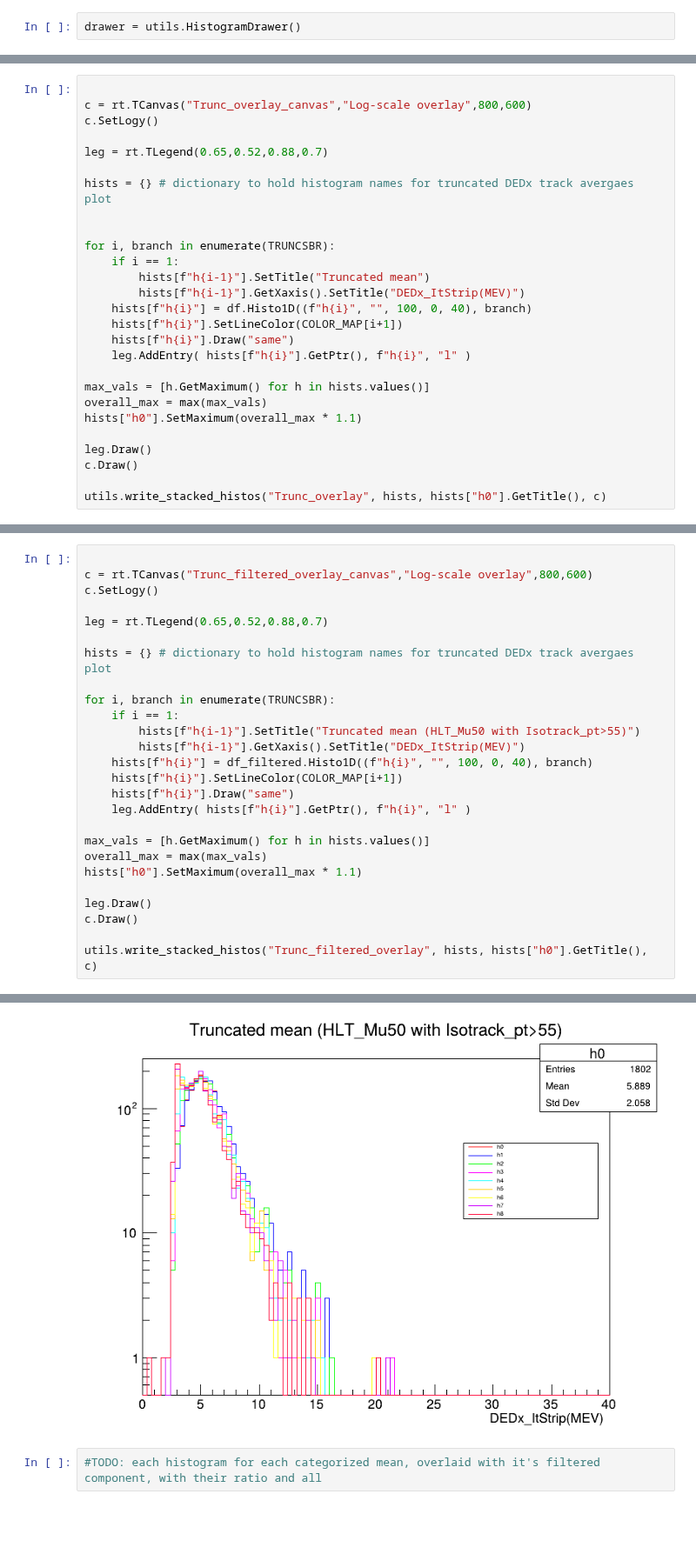
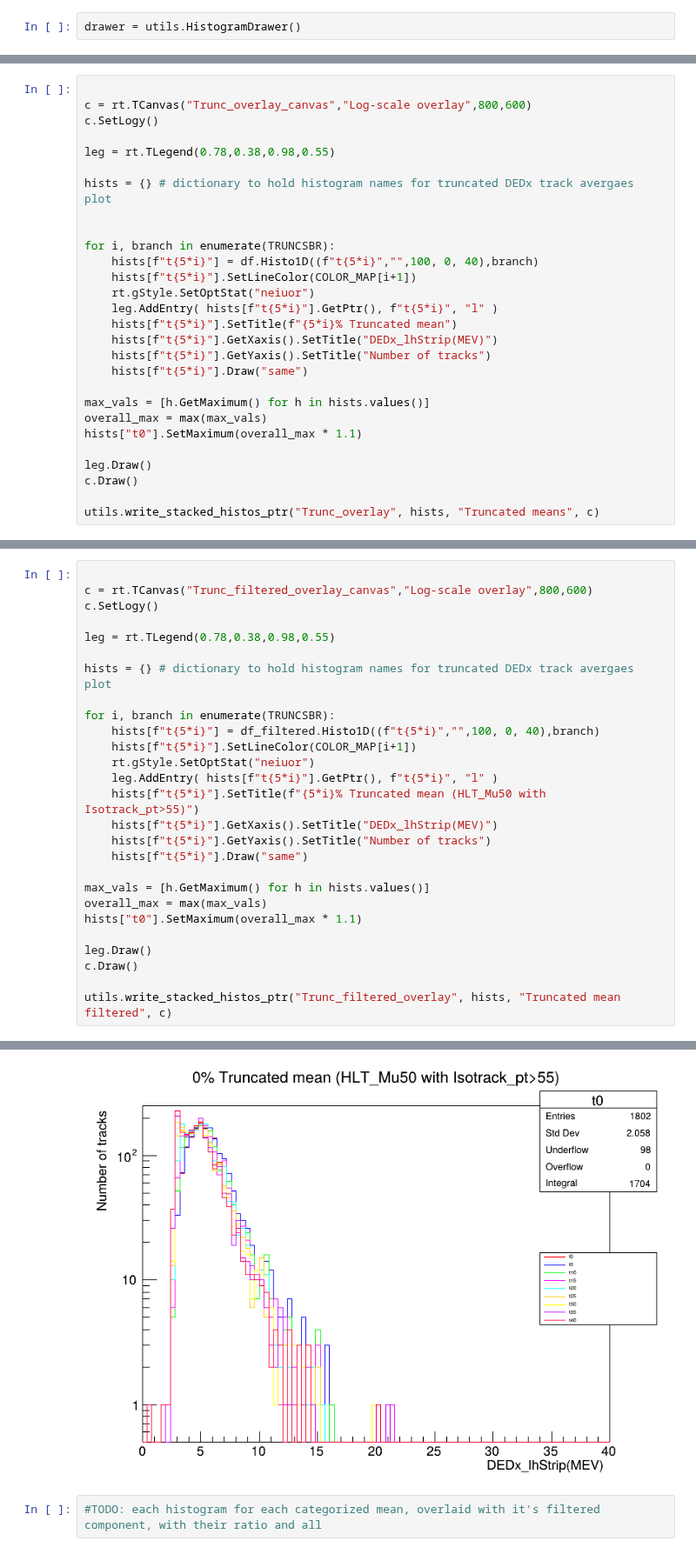
Before and after one commit to both-sides/optimizing_DEDx_estimator, a Jupyter notebook: notebooks/trunc_and_h2_analysis.ipynb, the cells around one changed output, grey strips where cells are left out. Shown at 87% size. Drawn from its saved outputs; the diff is of its cells as text; blank space fills up the shorter version.

```diff
--- a/notebooks/trunc_and_h2_analysis.ipynb
+++ b/notebooks/trunc_and_h2_analysis.ipynb
@@ -180,27 +162,28 @@ TypeError: void THStack::Add(TH1* h, Option_t* option = "") =>
 c = rt.TCanvas("Trunc_overlay_canvas","Log-scale overlay",800,600)
 c.SetLogy()
 
-leg = rt.TLegend(0.65,0.52,0.88,0.7)
+leg = rt.TLegend(0.78,0.38,0.98,0.55)
 
 hists = {} # dictionary to hold histogram names for truncated DEDx track avergaes plot
 
 
 for i, branch in enumerate(TRUNCSBR):
-    if i == 1:
-        hists[f"h{i-1}"].SetTitle("Truncated mean")
-        hists[f"h{i-1}"].GetXaxis().SetTitle("DEDx_ItStrip(MEV)")
-    hists[f"h{i}"] = df.Histo1D((f"h{i}", "", 100, 0, 40), branch)
-    hists[f"h{i}"].SetLineColor(COLOR_MAP[i+1])
-    hists[f"h{i}"].Draw("same")
-    leg.AddEntry( hists[f"h{i}"].GetPtr(), f"h{i}", "l" )
+    hists[f"t{5*i}"] = df.Histo1D((f"t{5*i}","",100, 0, 40),branch)
+    hists[f"t{5*i}"].SetLineColor(COLOR_MAP[i+1])
+    rt.gStyle.SetOptStat("neiuor")
+    leg.AddEntry( hists[f"t{5*i}"].GetPtr(), f"t{5*i}", "l" )
+    hists[f"t{5*i}"].SetTitle(f"{5*i}% Truncated mean")
+    hists[f"t{5*i}"].GetXaxis().SetTitle("DEDx_lhStrip(MEV)")
+    hists[f"t{5*i}"].GetYaxis().SetTitle("Number of tracks")
+    hists[f"t{5*i}"].Draw("same")
 
 max_vals = [h.GetMaximum() for h in hists.values()]
 overall_max = max(max_vals)
-hists["h0"].SetMaximum(overall_max * 1.1)
+hists["t0"].SetMaximum(overall_max * 1.1)
 
 leg.Draw()
 c.Draw()
 
-utils.write_stacked_histos("Trunc_overlay", hists, hists["h0"].GetTitle(), c)
+utils.write_stacked_histos_ptr("Trunc_overlay", hists, "Truncated means", c)
 # %% [output]
 <cppyy.gbl.THStack object at 0x...>
@@ -212,25 +193,26 @@ Error in <TFile::WriteTObject>: Directory ../data/HSCPgluino_M-1800_fromAOD.root
 c = rt.TCanvas("Trunc_filtered_overlay_canvas","Log-scale overlay",800,600)
 c.SetLogy()
 
-leg = rt.TLegend(0.65,0.52,0.88,0.7)
+leg = rt.TLegend(0.78,0.38,0.98,0.55)
 
 hists = {} # dictionary to hold histogram names for truncated DEDx track avergaes plot
 
 for i, branch in enumerate(TRUNCSBR):
-    if i == 1:
-        hists[f"h{i-1}"].SetTitle("Truncated mean (HLT_Mu50 with Isotrack_pt>55)")
-        hists[f"h{i-1}"].GetXaxis().SetTitle("DEDx_ItStrip(MEV)")
-    hists[f"h{i}"] = df_filtered.Histo1D((f"h{i}", "", 100, 0, 40), branch)
-    hists[f"h{i}"].SetLineColor(COLOR_MAP[i+1])
-    hists[f"h{i}"].Draw("same")
-    leg.AddEntry( hists[f"h{i}"].GetPtr(), f"h{i}", "l" )
+    hists[f"t{5*i}"] = df_filtered.Histo1D((f"t{5*i}","",100, 0, 40),branch)
+    hists[f"t{5*i}"].SetLineColor(COLOR_MAP[i+1])
+    rt.gStyle.SetOptStat("neiuor")
+    leg.AddEntry( hists[f"t{5*i}"].GetPtr(), f"t{5*i}", "l" )
+    hists[f"t{5*i}"].SetTitle(f"{5*i}% Truncated mean (HLT_Mu50 with Isotrack_pt>55)")
+    hists[f"t{5*i}"].GetXaxis().SetTitle("DEDx_lhStrip(MEV)")
+    hists[f"t{5*i}"].GetYaxis().SetTitle("Number of tracks")
+    hists[f"t{5*i}"].Draw("same")
 
 max_vals = [h.GetMaximum() for h in hists.values()]
 overall_max = max(max_vals)
-hists["h0"].SetMaximum(overall_max * 1.1)
+hists["t0"].SetMaximum(overall_max * 1.1)
 
 leg.Draw()
 c.Draw()
 
-utils.write_stacked_histos("Trunc_filtered_overlay", hists, hists["h0"].GetTitle(), c)
+utils.write_stacked_histos_ptr("Trunc_filtered_overlay", hists, "Truncated mean filtered", c)
 # %% [output]
@@ -239,3 +220,3 @@ TypeError: void THStack::Add(TH1* h, Option_t* option = "") =>
-[figure, old version]
+[figure, new version]
 # %%
 #TODO: each histogram for each categorized mean, overlaid with it's filtered component, with their ratio and all
```
Also changed, not shown: parts of 15 cells of this notebook, 7 other files.
